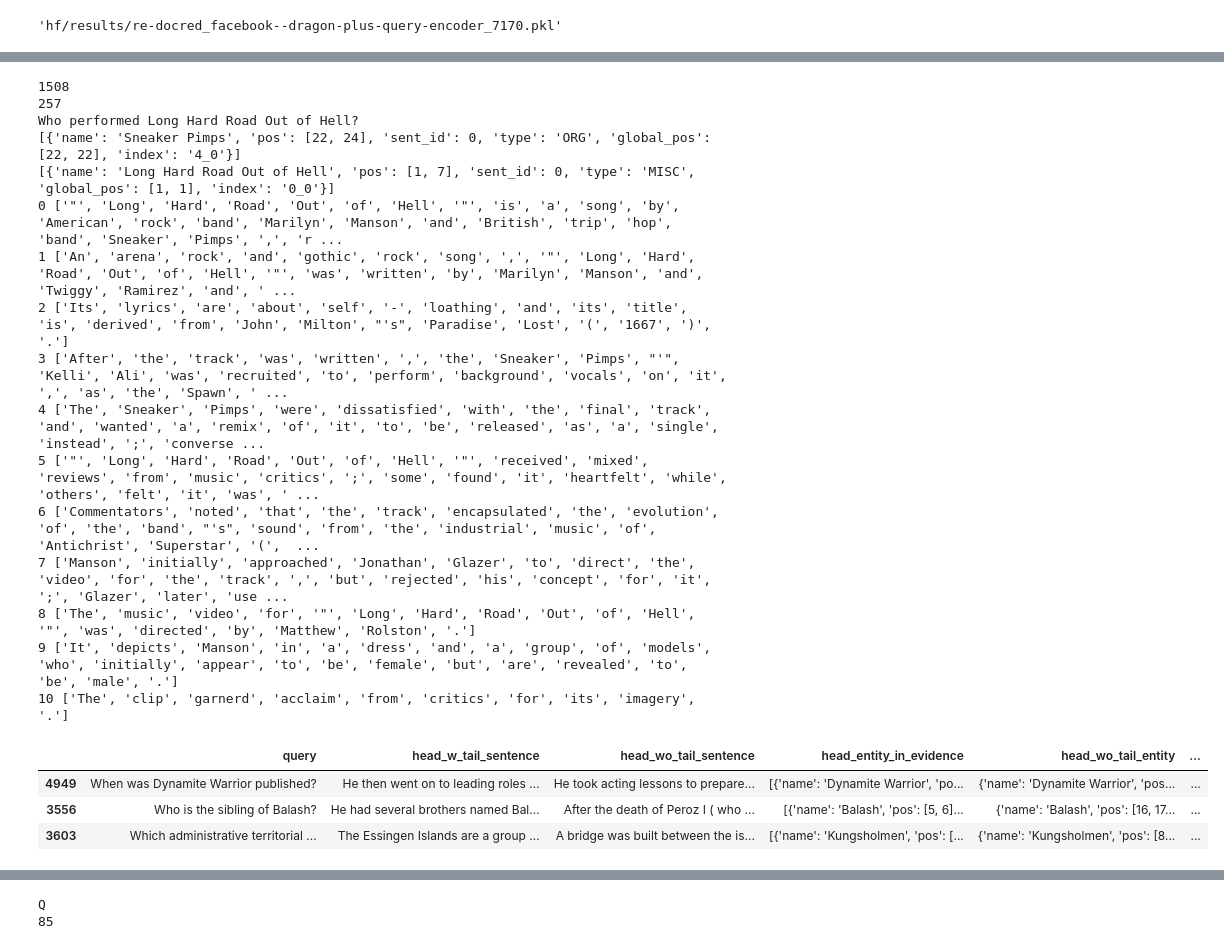
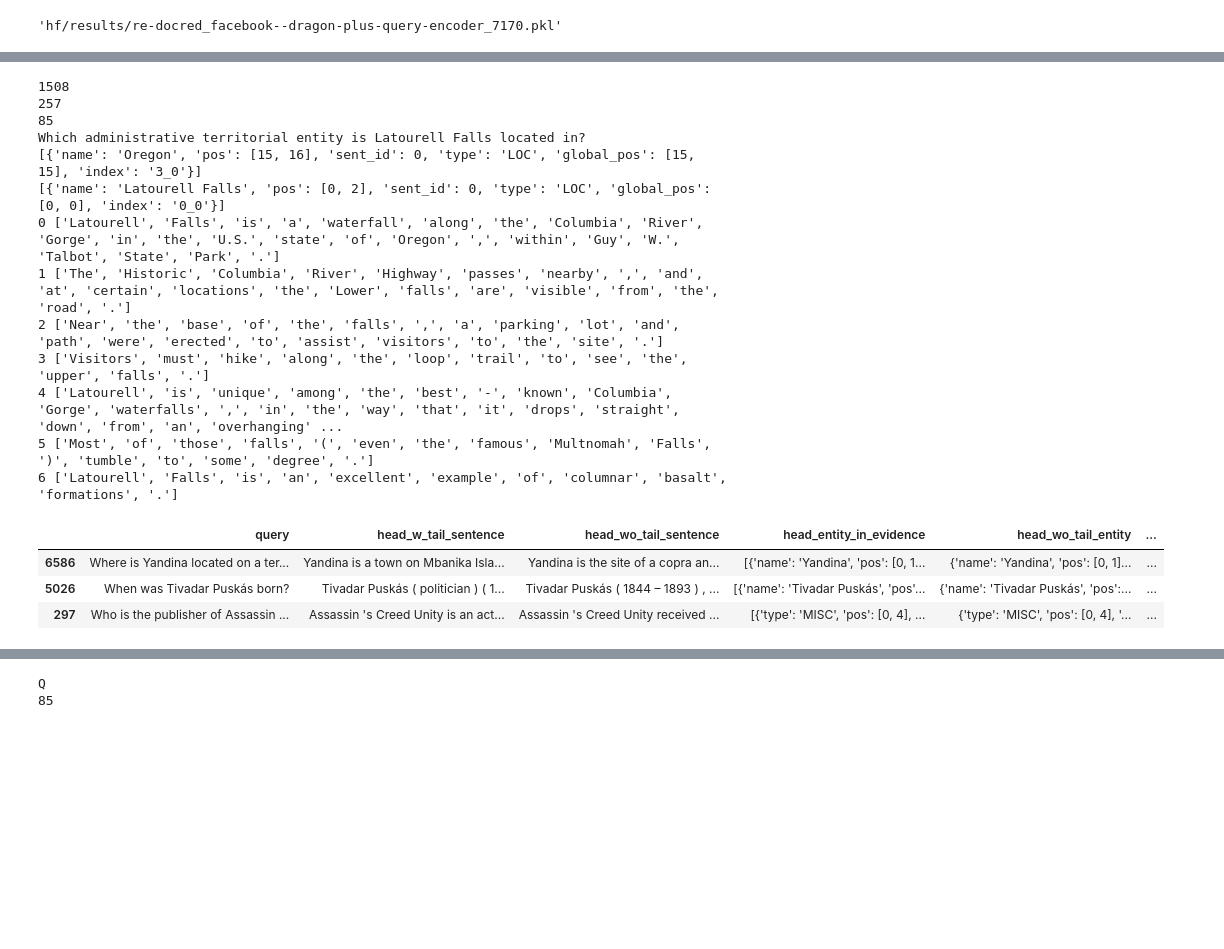
Before and after one commit to mohsenfayyaz/ColDeR, a Jupyter notebook: src/notebooks/Analysis_Tail.ipynb, the cells around one changed output, grey strips where cells are left out. Drawn from its saved outputs; the diff is of its cells as text; code cells hidden in the pictures; blank space fills up the shorter version.

```diff
--- a/src/notebooks/Analysis_Tail.ipynb
+++ b/src/notebooks/Analysis_Tail.ipynb
@@ -103,54 +103,51 @@ df["head_wo_tail_entity"] = head_wo_tail_entity
 df = df.dropna(subset=["head_w_tail_sentence", "head_wo_tail_sentence"])
 print(len(df))
 
 ### FILTER NOT SAME POS ENTITY {
-# df["head_wo_tail_entity_pos"] = df["head_wo_tail_entity"].apply(lambda x: x["pos"][0])
-# df["head_w_tail_entity_pos"] = df["head_entity_in_evidence"].apply(lambda x: x[0]["pos"][0])
-# df = df[df["head_wo_tail_entity_pos"] == df["head_w_tail_entity_pos"]]
-# print(len(df))
+df["head_wo_tail_entity_pos"] = df["head_wo_tail_entity"].apply(lambda x: x["pos"][0])
+df["head_w_tail_entity_pos"] = df["head_entity_in_evidence"].apply(lambda x: x[0]["pos"][0])
+df = df[df["head_wo_tail_entity_pos"] == df["head_w_tail_entity_pos"]]
+print(len(df))
 ### }
 
 df["head_wo_tail_sentence_double"] = df["head_wo_tail_sentence"] + " " + df["head_wo_tail_sentence"]
 df["head_w_tail_sentence_double"] = df["head_w_tail_sentence"] + " " + df["head_w_tail_sentence"]
 df["head_wo_tail_sentence_title"] = df.apply(lambda r: r["head_entity_in_evidence"][0]["name"] + " " + r["head_entity_in_evidence"][0]["name"] + " " + r["head_entity_in_evidence"][0]["name"] + " " + r["head_wo_tail_sentence"], axis=1)
 df["sents_complete"] = df["sents"].apply(lambda x: " ".join(flatten(x)))
 df["sents_complete_rm_head_wo_tail"] = df.apply(lambda r: r["sents_complete"].replace(r["head_wo_tail_sentence"], ""), axis=1)
 df["sents_complete_rm_head_w_tail"] = df.apply(lambda r: r["sents_complete"].replace(r["head_w_tail_sentence"], ""), axis=1)
 # Put the w and wo sentence in the beginning
 df["sents_complete_w_beginning"] = df.apply(lambda r: r["head_w_tail_sentence"] + " " + r["sents_complete"].replace(r["head_wo_tail_sentence"], "").replace(r["head_w_tail_sentence"], ""), axis=1)
 df["sents_complete_wo_beginning"] = df.apply(lambda r: r["head_wo_tail_sentence"] + " " + r["sents_complete"].replace(r["head_wo_tail_sentence"], "").replace(r["head_w_tail_sentence"], ""), axis=1)
 # Put the w and wo sentence in the end
 df["sents_complete_w_end"] = df.apply(lambda r: r["sents_complete"].replace(r["head_wo_tail_sentence"], "").replace(r["head_w_tail_sentence"], "") + " " + r["head_w_tail_sentence"] , axis=1)
 df["sents_complete_wo_end"] = df.apply(lambda r: r["sents_complete"].replace(r["head_wo_tail_sentence"], "").replace(r["head_w_tail_sentence"], "") + " " + r["head_wo_tail_sentence"], axis=1)
 
 d = df.iloc[0].to_dict()
 print(d["query"])
 print(d["tail_entity_in_evidence"])
 print(d["head_entity_in_evidence"])
 for i, d in enumerate(d["sents"]): print(i, d)
 
 df[["query", "head_w_tail_sentence", "head_wo_tail_sentence", "head_entity_in_evidence", "head_wo_tail_entity", "sents_complete", "sents_complete_rm_head_wo_tail", "sents_complete_rm_head_w_tail"]].sample(3)
 # %% [output]
 1508
 257
-Who performed Long Hard Road Out of Hell?
-[{'name': 'Sneaker Pimps', 'pos': [22, 24], 'sent_id': 0, 'type': 'ORG', 'global_pos': [22, 22], 'index': '4_0'}]
-[{'name': 'Long Hard Road Out of Hell', 'pos': [1, 7], 'sent_id': 0, 'type': 'MISC', 'global_pos': [1, 1], 'index': '0_0'}]
-0 ['"', 'Long', 'Hard', 'Road', 'Out', 'of', 'Hell', '"', 'is', 'a', 'song', 'by', 'American', 'rock', 'band', 'Marilyn', 'Manson', 'and', 'British', 'trip', 'hop', 'band', 'Sneaker', 'Pimps', ',', 'r ...
-1 ['An', 'arena', 'rock', 'and', 'gothic', 'rock', 'song', ',', '"', 'Long', 'Hard', 'Road', 'Out', 'of', 'Hell', '"', 'was', 'written', 'by', 'Marilyn', 'Manson', 'and', 'Twiggy', 'Ramirez', 'and', ' ...
-2 ['Its', 'lyrics', 'are', 'about', 'self', '-', 'loathing', 'and', 'its', 'title', 'is', 'derived', 'from', 'John', 'Milton', "'s", 'Paradise', 'Lost', '(', '1667', ')', '.']
-3 ['After', 'the', 'track', 'was', 'written', ',', 'the', 'Sneaker', 'Pimps', "'", 'Kelli', 'Ali', 'was', 'recruited', 'to', 'perform', 'background', 'vocals', 'on', 'it', ',', 'as', 'the', 'Spawn', ' ...
-4 ['The', 'Sneaker', 'Pimps', 'were', 'dissatisfied', 'with', 'the', 'final', 'track', 'and', 'wanted', 'a', 'remix', 'of', 'it', 'to', 'be', 'released', 'as', 'a', 'single', 'instead', ';', 'converse ...
-5 ['"', 'Long', 'Hard', 'Road', 'Out', 'of', 'Hell', '"', 'received', 'mixed', 'reviews', 'from', 'music', 'critics', ';', 'some', 'found', 'it', 'heartfelt', 'while', 'others', 'felt', 'it', 'was', ' ...
-6 ['Commentators', 'noted', 'that', 'the', 'track', 'encapsulated', 'the', 'evolution', 'of', 'the', 'band', "'s", 'sound', 'from', 'the', 'industrial', 'music', 'of', 'Antichrist', 'Superstar', '(',  ...
-7 ['Manson', 'initially', 'approached', 'Jonathan', 'Glazer', 'to', 'direct', 'the', 'video', 'for', 'the', 'track', ',', 'but', 'rejected', 'his', 'concept', 'for', 'it', ';', 'Glazer', 'later', 'use ...
-8 ['The', 'music', 'video', 'for', '"', 'Long', 'Hard', 'Road', 'Out', 'of', 'Hell', '"', 'was', 'directed', 'by', 'Matthew', 'Rolston', '.']
-9 ['It', 'depicts', 'Manson', 'in', 'a', 'dress', 'and', 'a', 'group', 'of', 'models', 'who', 'initially', 'appear', 'to', 'be', 'female', 'but', 'are', 'revealed', 'to', 'be', 'male', '.']
-10 ['The', 'clip', 'garnerd', 'acclaim', 'from', 'critics', 'for', 'its', 'imagery', '.']
+85
+Which administrative territorial entity is Latourell Falls located in?
+[{'name': 'Oregon', 'pos': [15, 16], 'sent_id': 0, 'type': 'LOC', 'global_pos': [15, 15], 'index': '3_0'}]
+[{'name': 'Latourell Falls', 'pos': [0, 2], 'sent_id': 0, 'type': 'LOC', 'global_pos': [0, 0], 'index': '0_0'}]
+0 ['Latourell', 'Falls', 'is', 'a', 'waterfall', 'along', 'the', 'Columbia', 'River', 'Gorge', 'in', 'the', 'U.S.', 'state', 'of', 'Oregon', ',', 'within', 'Guy', 'W.', 'Talbot', 'State', 'Park', '.']
+1 ['The', 'Historic', 'Columbia', 'River', 'Highway', 'passes', 'nearby', ',', 'and', 'at', 'certain', 'locations', 'the', 'Lower', 'falls', 'are', 'visible', 'from', 'the', 'road', '.']
+2 ['Near', 'the', 'base', 'of', 'the', 'falls', ',', 'a', 'parking', 'lot', 'and', 'path', 'were', 'erected', 'to', 'assist', 'visitors', 'to', 'the', 'site', '.']
+3 ['Visitors', 'must', 'hike', 'along', 'the', 'loop', 'trail', 'to', 'see', 'the', 'upper', 'falls', '.']
+4 ['Latourell', 'is', 'unique', 'among', 'the', 'best', '-', 'known', 'Columbia', 'Gorge', 'waterfalls', ',', 'in', 'the', 'way', 'that', 'it', 'drops', 'straight', 'down', 'from', 'an', 'overhanging' ...
+5 ['Most', 'of', 'those', 'falls', '(', 'even', 'the', 'famous', 'Multnomah', 'Falls', ')', 'tumble', 'to', 'some', 'degree', '.']
+6 ['Latourell', 'Falls', 'is', 'an', 'excellent', 'example', 'of', 'columnar', 'basalt', 'formations', '.']
 |  | query | head_w_tail_sentence | head_wo_tail_sentence | head_entity_in_evidence | head_wo_tail_entity | ... |
-| 4949 | When was Dynamite Warrior published? | He then went on to leading roles ... | He took acting lessons to prepare... | [{'name': 'Dynamite Warrior', 'po... | {'name': 'Dynamite Warrior', 'pos... | ... |
-| 3556 | Who is the sibling of Balash? | He had several brothers named Bal... | After the death of Peroz I ( who ... | [{'name': 'Balash', 'pos': [5, 6]... | {'name': 'Balash', 'pos': [16, 17... | ... |
-| 3603 | Which administrative territorial ... | The Essingen Islands are a group ... | A bridge was built between the is... | [{'name': 'Kungsholmen', 'pos': [... | {'name': 'Kungsholmen', 'pos': [8... | ... |
+| 6586 | Where is Yandina located on a ter... | Yandina is a town on Mbanika Isla... | Yandina is the site of a copra an... | [{'name': 'Yandina', 'pos': [0, 1... | {'name': 'Yandina', 'pos': [0, 1]... | ... |
+| 5026 | When was Tivadar Puskás born? | Tivadar Puskás ( politician ) ( 1... | Tivadar Puskás ( 1844 – 1893 ) , ... | [{'name': 'Tivadar Puskás', 'pos'... | {'name': 'Tivadar Puskás', 'pos':... | ... |
+| 297 | Who is the publisher of Assassin ... | Assassin 's Creed Unity is an act... | Assassin 's Creed Unity received ... | [{'type': 'MISC', 'pos': [0, 4], ... | {'type': 'MISC', 'pos': [0, 4], '... | ... |
 # %%
 class YourCustomDEModel:
     def __init__(self, q_model, doc_model, pooling, sep: str = " ", **kwargs):
```
Also changed, not shown: parts of 4 cells of this notebook, 2 other files.
